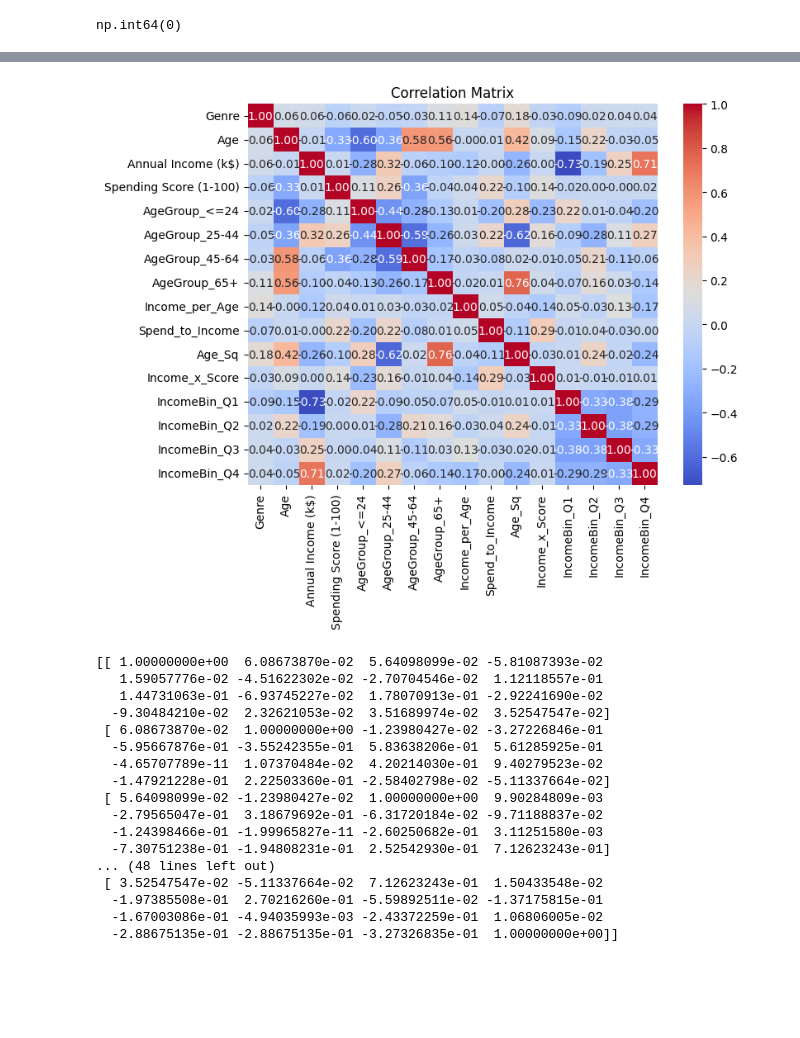
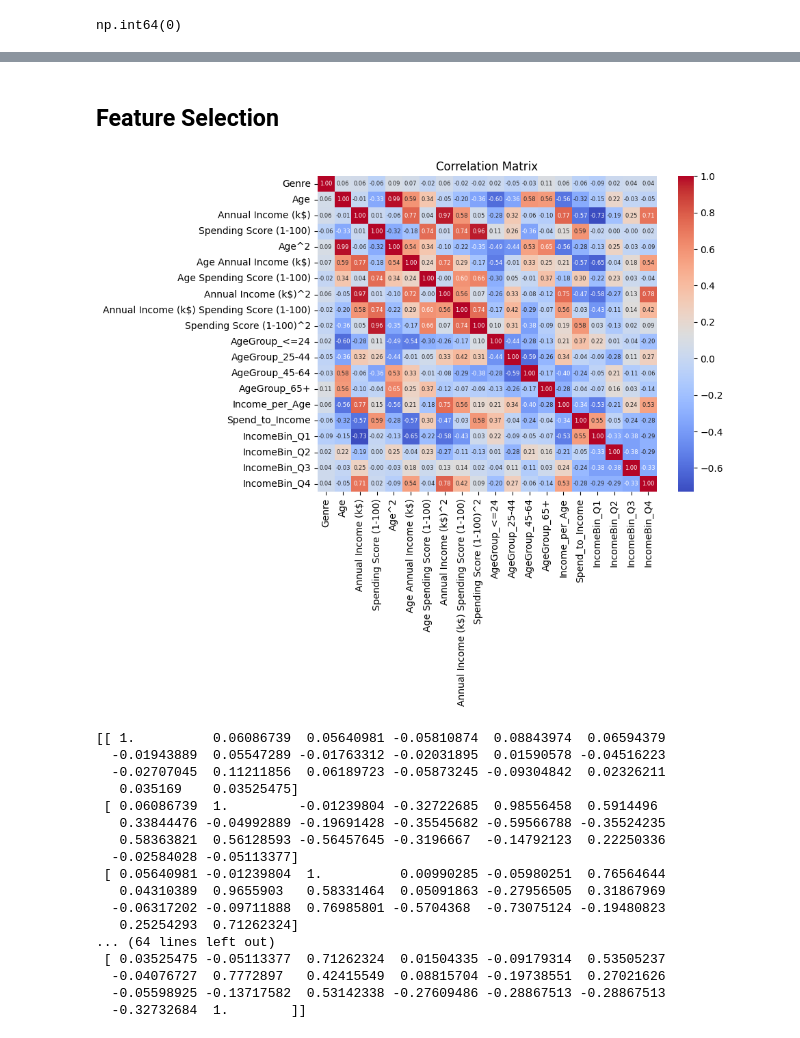
Before and after one commit to Pseudonymous-gdy/Data-Mining-Project, a Jupyter notebook: Preprocessing.ipynb, the cells around one changed output, grey strips where cells are left out. Cells and saved outputs as stored; diff of their text form; code cells hidden in the pictures; blank space fills up the shorter version.

```diff
--- a/Preprocessing.ipynb
+++ b/Preprocessing.ipynb
@@ -181,0 +149,12 @@ df.head()
+# %%
+from sklearn.linear_model import LogisticRegression
+X = df.drop('Genre', axis=1)
+y = df['Genre']
+model = LogisticRegression()
+model.fit(X, y)
+y_pred = model.predict(X)
+from sklearn.metrics import accuracy_score, roc_auc_score
+accuracy = accuracy_score(y, y_pred)
+roc_auc = roc_auc_score(y, y_pred)
+print(f"Accuracy: {accuracy:.4f}")
+print(f"ROC AUC: {roc_auc:.4f}")
@@ -191,2 +172,12 @@ We add a few interpretable features to better reflect customer profiles:
 
 Note: features are created before scaling; binary/dummy variables will not be scaled later.
+# %%
+from sklearn.preprocessing import PolynomialFeatures
+poly = PolynomialFeatures(degree=2, include_bias=False)
+X_poly = poly.fit_transform(X)
+poly_features = poly.get_feature_names_out(X.columns)
+df_poly = pd.DataFrame(X_poly, columns=poly_features)
+for col in df_poly.columns:
+    if col not in X.columns:
+        df[col] = df_poly[col]
+df.head()
@@ -201,12 +215,9 @@ eps = 1e-9
 if all(col in df.columns for col in ['Annual Income (k$)', 'Age', 'Spending Score (1-100)']):
     df['Income_per_Age'] = df['Annual Income (k$)'] / (df['Age'] + eps)
     df['Spend_to_Income'] = df['Spending Score (1-100)'] / (df['Annual Income (k$)'] + eps)
-    df['Age_Sq'] = df['Age'] ** 2     # I think this is not a good feature, there are no reasons for it to be squared
-    df['Income_x_Score'] = df['Annual Income (k$)'] * df['Spending Score (1-100)']
     # Income bins (quartiles) -> dummies
     try:
-        income_bins = pd.qcut(df['Annual Income (k$)'], q=4, labels=['Q1','Q2','Q3','Q4'])  # try to bin income into quartiles should depend on some statistical criteria,
-                                                                                            # this does not seem to be a good feature engineering
+        income_bins = pd.qcut(df['Annual Income (k$)'], q=4, labels=['Q1','Q2','Q3','Q4'])
         income_dummies = pd.get_dummies(income_bins, prefix='IncomeBin')
         df = pd.concat([df, income_dummies], axis=1)
     except Exception as e:
@@ -246,32 +272,30 @@ Scaled columns: ['Age', 'Annual Income (k$)', 'Spending Score (1-100)', 'Income_
+# %% [markdown]
+## Feature Selection
 # %%
 # Feature Selection using Correlation Matrix
 plt.figure(figsize=(8, 6))
 correlation_matrix = df.corr(numeric_only=True)
-sns.heatmap(correlation_matrix, annot=True, cmap='coolwarm', fmt=".2f")
+sns.heatmap(correlation_matrix, annot=True, annot_kws={"size": 6}, cmap='coolwarm', fmt=".2f")
 plt.title('Correlation Matrix')
 plt.show()
 print(correlation_matrix.to_numpy())
-
-
-## this shows the correlation between different features in the dataset.
-# obviously there's no good features here. it's meaningless.
 # %% [output]
-[figure, old version]
+[figure, new version]
-[[ 1.00000000e+00  6.08673870e-02  5.64098099e-02 -5.81087393e-02
-   1.59057776e-02 -4.51622302e-02 -2.70704546e-02  1.12118557e-01
-   1.44731063e-01 -6.93745227e-02  1.78070913e-01 -2.92241690e-02
-  -9.30484210e-02  2.32621053e-02  3.51689974e-02  3.52547547e-02]
- [ 6.08673870e-02  1.00000000e+00 -1.23980427e-02 -3.27226846e-01
-  -5.95667876e-01 -3.55242355e-01  5.83638206e-01  5.61285925e-01
-  -4.65707789e-11  1.07370484e-02  4.20214030e-01  9.40279523e-02
-  -1.47921228e-01  2.22503360e-01 -2.58402798e-02 -5.11337664e-02]
- [ 5.64098099e-02 -1.23980427e-02  1.00000000e+00  9.90284809e-03
-  -2.79565047e-01  3.18679692e-01 -6.31720184e-02 -9.71188837e-02
-  -1.24398466e-01 -1.99965827e-11 -2.60250682e-01  3.11251580e-03
-  -7.30751238e-01 -1.94808231e-01  2.52542930e-01  7.12623243e-01]
-... (48 lines left out)
- [ 3.52547547e-02 -5.11337664e-02  7.12623243e-01  1.50433548e-02
-  -1.97385508e-01  2.70216260e-01 -5.59892511e-02 -1.37175815e-01
-  -1.67003086e-01 -4.94035993e-03 -2.43372259e-01  1.06806005e-02
-  -2.88675135e-01 -2.88675135e-01 -3.27326835e-01  1.00000000e+00]]
+[[ 1.          0.06086739  0.05640981 -0.05810874  0.08843974  0.06594379
+  -0.01943889  0.05547289 -0.01763312 -0.02031895  0.01590578 -0.04516223
+  -0.02707045  0.11211856  0.06189723 -0.05873245 -0.09304842  0.02326211
+   0.035169    0.03525475]
+ [ 0.06086739  1.         -0.01239804 -0.32722685  0.98556458  0.5914496
+   0.33844476 -0.04992889 -0.19691428 -0.35545682 -0.59566788 -0.35524235
+   0.58363821  0.56128593 -0.56457645 -0.3196667  -0.14792123  0.22250336
+  -0.02584028 -0.05113377]
+ [ 0.05640981 -0.01239804  1.          0.00990285 -0.05980251  0.76564644
+   0.04310389  0.9655903   0.58331464  0.05091863 -0.27956505  0.31867969
+  -0.06317202 -0.09711888  0.76985801 -0.5704368  -0.73075124 -0.19480823
+   0.25254293  0.71262324]
+... (64 lines left out)
+ [ 0.03525475 -0.05113377  0.71262324  0.01504335 -0.09179314  0.53505237
+  -0.04076727  0.7772897   0.42415549  0.08815704 -0.19738551  0.27021626
+  -0.05598925 -0.13717582  0.53142338 -0.27609486 -0.28867513 -0.28867513
+  -0.32732684  1.        ]]
 # %%
```
Also changed, not shown: parts of 16 cells of this notebook, 1 other file.
